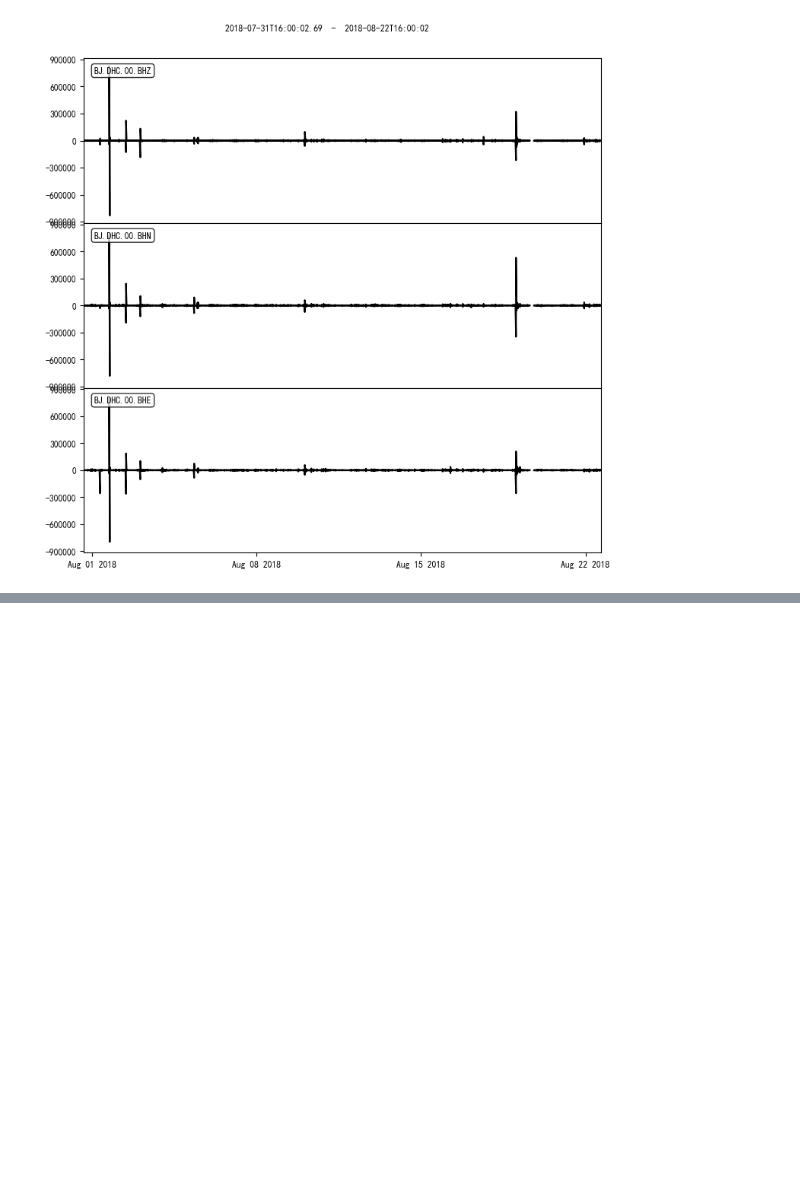
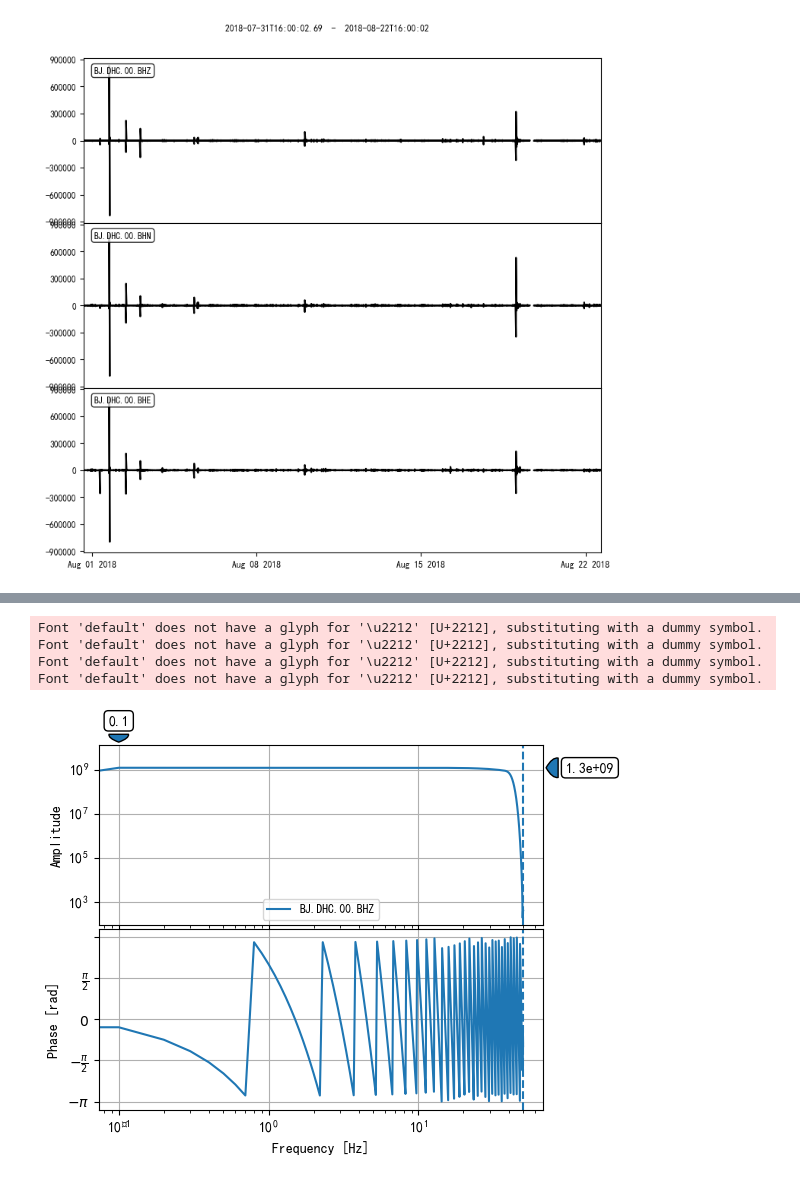
Before and after one commit to sssfeather/exerc, a Jupyter notebook: ipynb/ex_sds.ipynb, the cells around one changed output, grey strips where cells are left out. Cells and saved outputs as stored; diff of their text form; code cells hidden in the pictures; blank space fills up the shorter version.

```diff
--- a/ipynb/ex_sds.ipynb
+++ b/ipynb/ex_sds.ipynb
@@ -102,0 +109,9 @@ p = wf.plot()
+# %%
+inv = invs.select(network="BJ", station="DHC", location="00", channel="BHZ")
+fig_resp = inv.plot_response(0.1, output="VEL", show=True)
+# %% [output]
+Font 'default' does not have a glyph for '\u2212' [U+2212], substituting with a dummy symbol.
+Font 'default' does not have a glyph for '\u2212' [U+2212], substituting with a dummy symbol.
+Font 'default' does not have a glyph for '\u2212' [U+2212], substituting with a dummy symbol.
+Font 'default' does not have a glyph for '\u2212' [U+2212], substituting with a dummy symbol.
+[figure, added]
```
Also changed, not shown: parts of 2 cells of this notebook, 7 other files.
